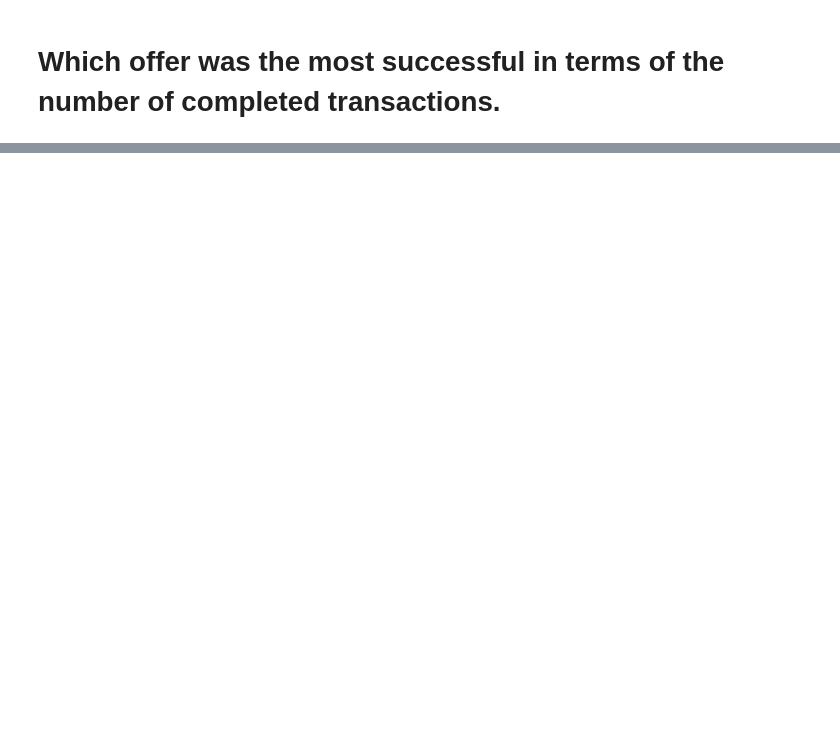
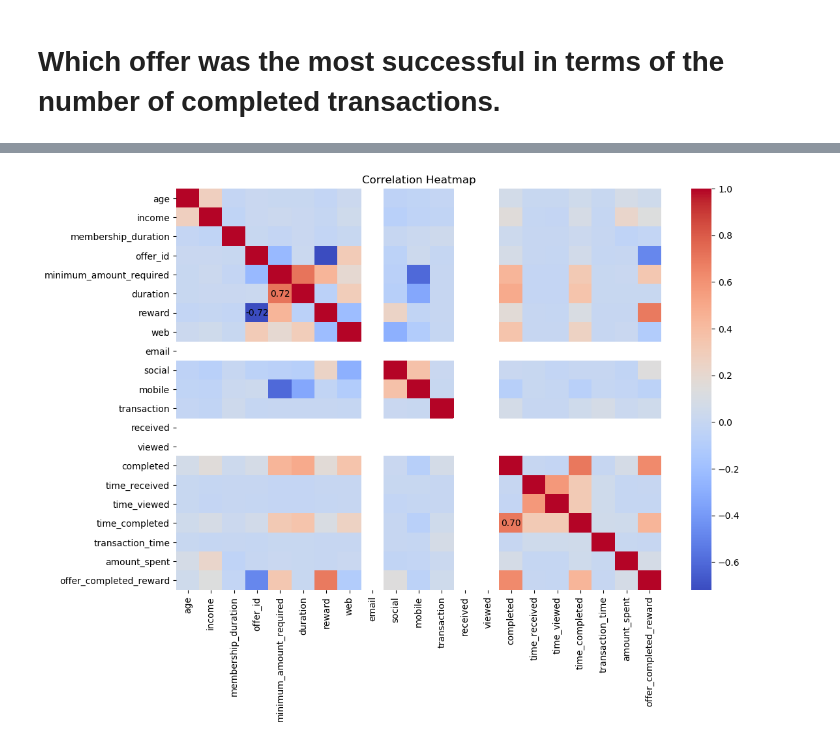
Before and after one commit to ShantiRoseCodes/aws_mle_capstone_project, a Jupyter notebook: Starbucks Capstone Project.ipynb, the cells around one changed output, grey strips where cells are left out. Saved outputs shown, nothing was run; the diff lists cells and outputs as text; code cells hidden in the pictures; blank space fills up the shorter version.

```diff
--- a/Starbucks Capstone Project.ipynb
+++ b/Starbucks Capstone Project.ipynb
@@ -117,0 +244,25 @@ plt.show()
+# %%
+corr = viewed_completed_df.corr()
+
+fig, ax = plt.subplots(figsize=(12, 8))
+
+threshold = 0.7
+
+sns.heatmap(corr, cmap='coolwarm')
+
+
+for i in range(len(corr.columns)):
+    for j in range(i):
+        if abs(corr.iloc[i, j]) > threshold:
+            text = ax.text(j + 0.5, i + 0.5, "{:.2f}".format(corr.iloc[i, j]),
+                           ha="center", va="center", color="black", fontsize=10)
+
+plt.yticks(rotation=0)
+plt.xticks(rotation=90)
+
+plt.title('Correlation Heatmap')
+plt.show()
+
+# plt.savefig(os.path.join('photos/correlation_heat_map.png'), dpi=300, format='png', bbox_inches='tight') # use format='svg' or 'pdf' for vectorial pictures
+# %% [output]
+[figure, added]
```
Also changed, not shown: parts of 6 cells of this notebook, 7 other files.
